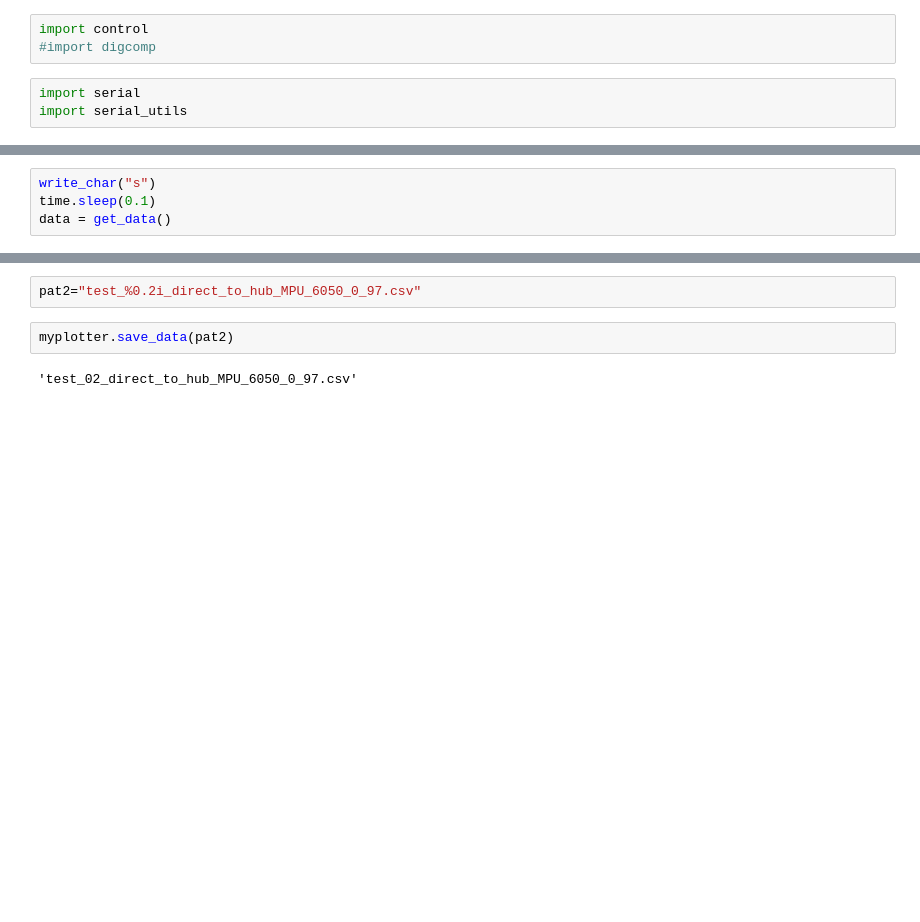
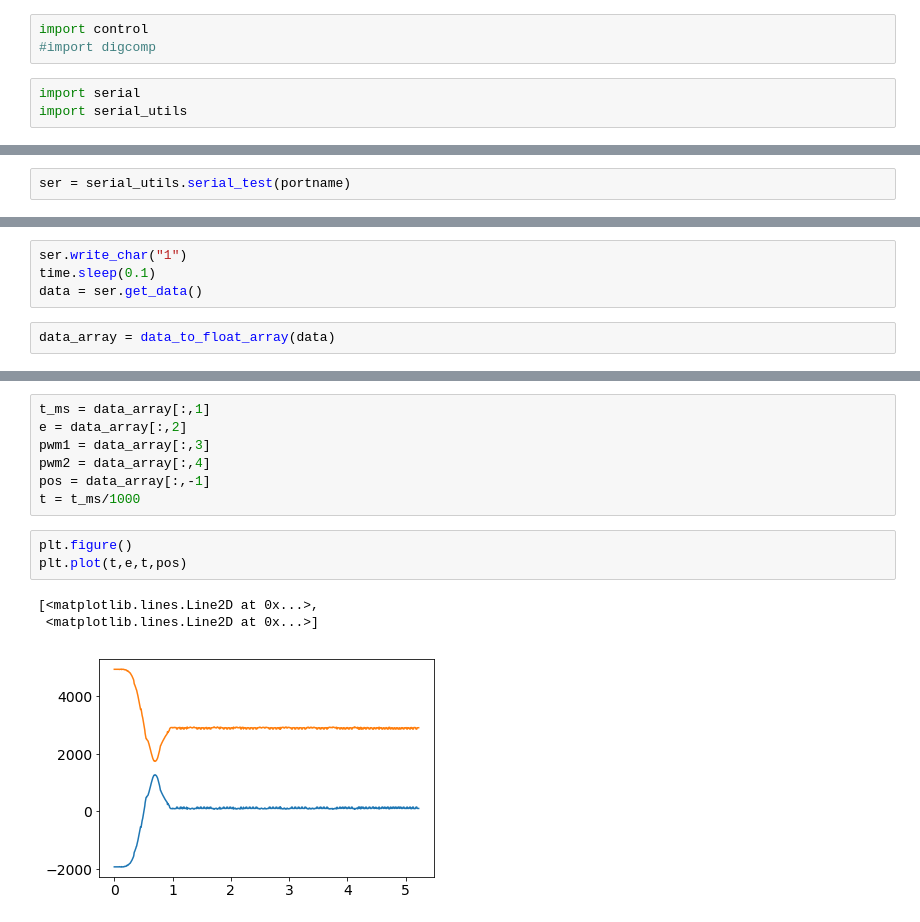
Before and after one commit to ryanGT/SBR_git, a Jupyter notebook: run_line_follower_test.ipynb, the cells around one changed output, grey strips where cells are left out. Saved outputs shown, nothing was run; the diff lists cells and outputs as text; blank space fills up the shorter version.

```diff
--- a/run_line_follower_test.ipynb
+++ b/run_line_follower_test.ipynb
@@ -206,0 +50,2 @@ class data_plotter_6050(object):
+# %%
+ser = serial_utils.serial_test(portname)
@@ -207,7 +72,9 @@ class data_plotter_6050(object):
 # %%
-write_char("s")
+ser.write_char("1")
 time.sleep(0.1)
-data = get_data()
+data = ser.get_data()
+# %%
+data_array = data_to_float_array(data)
 # %%
 print(data)
 # %% [output]
@@ -247,6 +98,14 @@ myplotter.main()
-# %%
-pat2="test_%0.2i_direct_to_hub_MPU_6050_0_97.csv"
-# %%
-myplotter.save_data(pat2)
-# %% [output]
-'test_02_direct_to_hub_MPU_6050_0_97.csv'
+# %%
+t_ms = data_array[:,1]
+e = data_array[:,2]
+pwm1 = data_array[:,3]
+pwm2 = data_array[:,4]
+pos = data_array[:,-1]
+t = t_ms/1000
+# %%
+plt.figure()
+plt.plot(t,e,t,pos)
+# %% [output]
+[<matplotlib.lines.Line2D at 0x...>,
+ <matplotlib.lines.Line2D at 0x...>]
+[figure, added]
```
Also changed, not shown: parts of 28 cells of this notebook.
